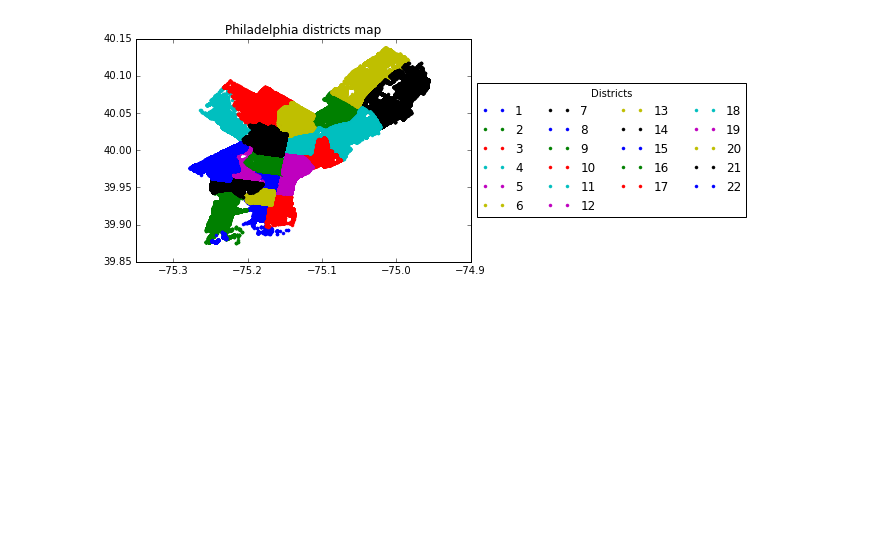
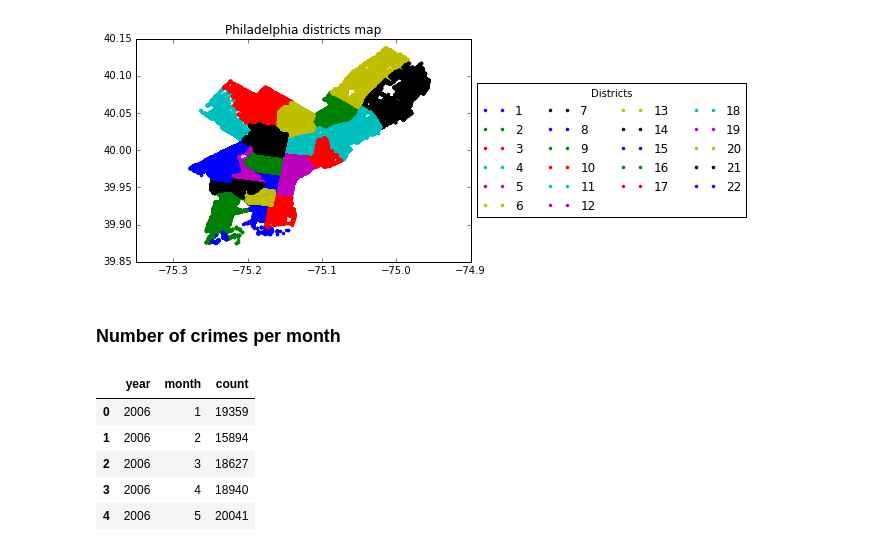
Before and after one commit to Cedric-De-Cesare/DataSciencePython, a Jupyter notebook: Philadelphia Crime Data.ipynb, the cells around one changed output. Drawn from its saved outputs; the diff is of its cells as text; code cells hidden in the pictures; blank space fills up the shorter version.

```diff
--- a/Philadelphia Crime Data.ipynb
+++ b/Philadelphia Crime Data.ipynb
@@ -70,3 +72,23 @@ plt.title('Philadelphia districts map')
 <matplotlib.text.Text at 0x...>
 <matplotlib.figure.Figure at 0x...>
 [figure]
+# %% [markdown]
+### Number of crimes per month
+# %%
+# Convert Month to datetime Month (needed for plot_date)
+df['Month'] = pd.to_datetime(df.Month)
+# Extract year and month out of it
+df['year'] = df.Month.dt.year
+df['month'] = df.Month.dt.month
+# Count the number of crimes per (year, month)
+counts_per_month = df.groupby(['year', 'month'])['month'].count()
+# Convert group to data frame
+counts_per_month_df = counts_per_month.to_frame(name='count').reset_index()
+counts_per_month_df.head()
+# %% [output]
+|  | year | month | count |
+| 0 | 2006 | 1 | 19359 |
+| 1 | 2006 | 2 | 15894 |
+| 2 | 2006 | 3 | 18627 |
+| 3 | 2006 | 4 | 18940 |
+| 4 | 2006 | 5 | 20041 |
```
Also changed, not shown: parts of 6 cells of this notebook.
